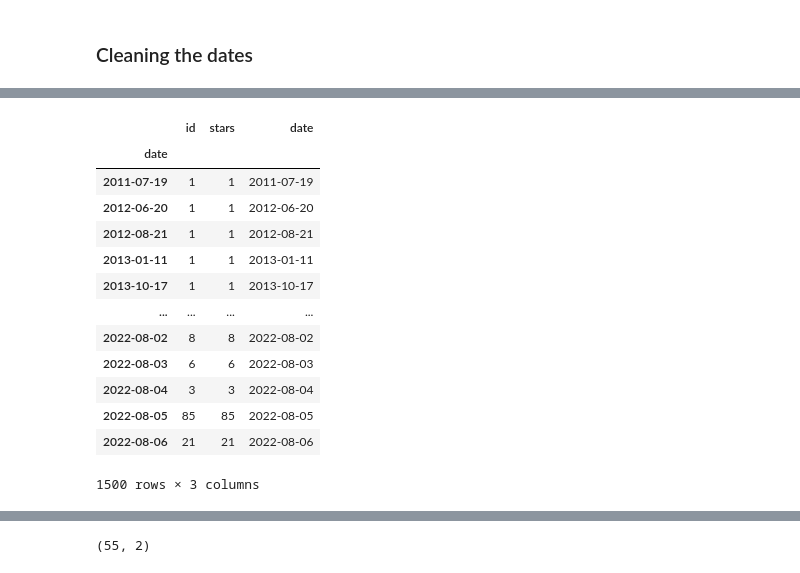
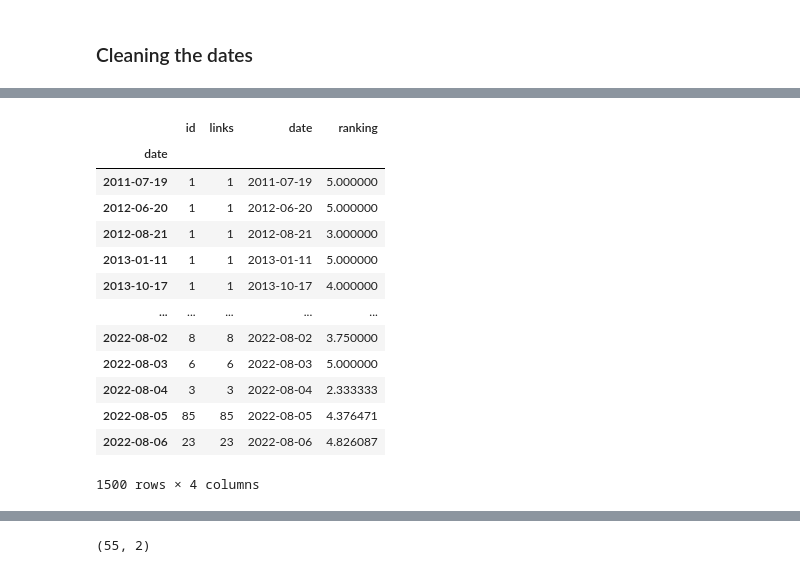
Before and after one commit to evegarcianz/ScrapingAPI, a Jupyter notebook: TrustpilotWebScrapeAPI.ipynb, the cells around one changed output, grey strips where cells are left out. Drawn from its saved outputs; the diff is of its cells as text; code cells hidden in the pictures.

```diff
--- a/TrustpilotWebScrapeAPI.ipynb
+++ b/TrustpilotWebScrapeAPI.ipynb
@@ -174,19 +174,20 @@ df.head()
 # %%
 df_by_day=df.groupby('date').count()[['id', 'links']]
 df_by_day['date']=df_by_day.index
+df_by_day['ranking']=df.groupby('date').mean()['stars']
 df_by_day
 # %% [output]
-|  | id | stars | date |
-| date |  |  |  |
-| 2011-07-19 | 1 | 1 | 2011-07-19 |
-| 2012-06-20 | 1 | 1 | 2012-06-20 |
-| 2012-08-21 | 1 | 1 | 2012-08-21 |
-| 2013-01-11 | 1 | 1 | 2013-01-11 |
-| 2013-10-17 | 1 | 1 | 2013-10-17 |
-| ... | ... | ... | ... |
-| 2022-08-02 | 8 | 8 | 2022-08-02 |
-| 2022-08-03 | 6 | 6 | 2022-08-03 |
-| 2022-08-04 | 3 | 3 | 2022-08-04 |
-| 2022-08-05 | 85 | 85 | 2022-08-05 |
-| 2022-08-06 | 21 | 21 | 2022-08-06 |
+|  | id | links | date | ranking |
+| date |  |  |  |  |
+| 2011-07-19 | 1 | 1 | 2011-07-19 | 5.000000 |
+| 2012-06-20 | 1 | 1 | 2012-06-20 | 5.000000 |
+| 2012-08-21 | 1 | 1 | 2012-08-21 | 3.000000 |
+| 2013-01-11 | 1 | 1 | 2013-01-11 | 5.000000 |
+| 2013-10-17 | 1 | 1 | 2013-10-17 | 4.000000 |
+| ... | ... | ... | ... | ... |
+| 2022-08-02 | 8 | 8 | 2022-08-02 | 3.750000 |
+| 2022-08-03 | 6 | 6 | 2022-08-03 | 5.000000 |
+| 2022-08-04 | 3 | 3 | 2022-08-04 | 2.333333 |
+| 2022-08-05 | 85 | 85 | 2022-08-05 | 4.376471 |
+| 2022-08-06 | 23 | 23 | 2022-08-06 | 4.826087 |
-1500 rows × 3 columns
+1500 rows × 4 columns
```
Also changed, not shown: parts of 10 cells of this notebook.
